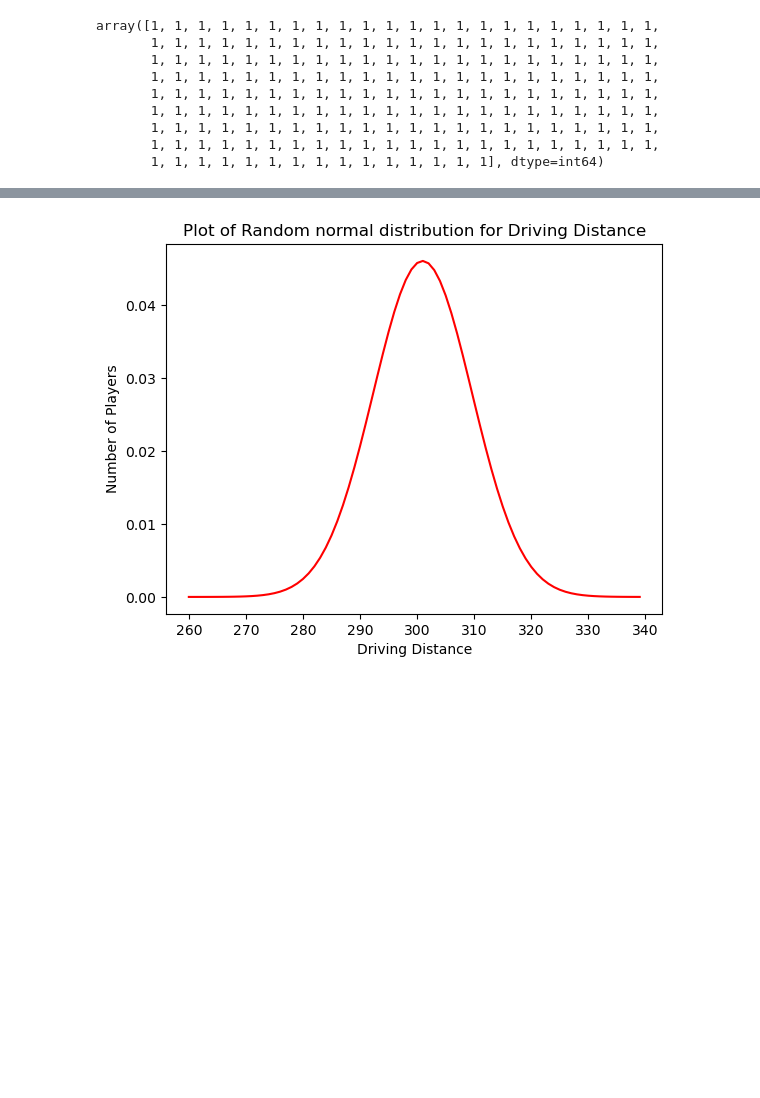
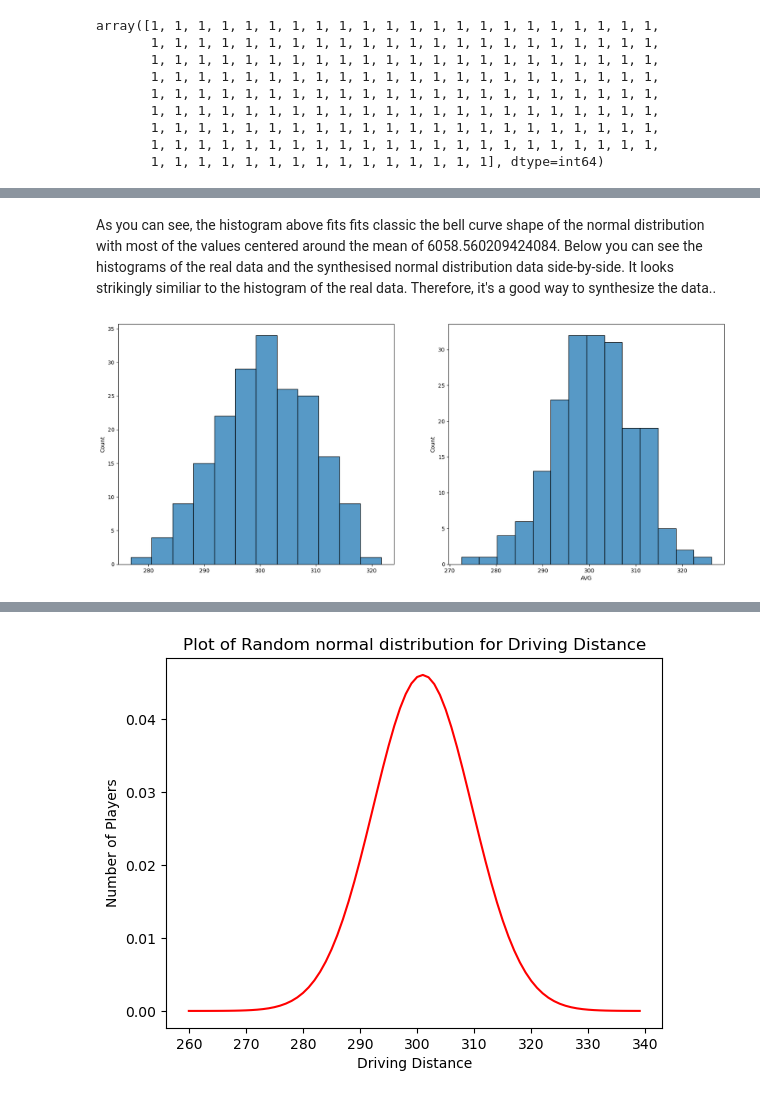
Before and after one commit to mickalleny2k/PfDA_Assignment, a Jupyter notebook: PfDA_Assignment.ipynb, the cells around one changed output, grey strips where cells are left out. Saved outputs shown, nothing was run; the diff lists cells and outputs as text; code cells hidden in the pictures; blank space fills up the shorter version.

```diff
--- a/PfDA_Assignment.ipynb
+++ b/PfDA_Assignment.ipynb
@@ -1449,3 +1458,12 @@ plt.show()
+# %% [markdown]
+As you can see, the histogram above fits fits classic the bell curve shape of the normal distribution with most of the values centered around the mean of 6058.560209424084. Below you can see the histograms of the real data and the synthesised normal distribution data side-by-side. It looks strikingly similiar to the histogram of the real data. Therefore, it's a good way to synthesize the data..
+# %%
+fig, (ax1, ax2) = plt.subplots(1,2, figsize=(20,8))
+sns.histplot(s, ax=ax1)
+sns.histplot(y,ax=ax2)
+plt.show()
+# %% [output]
+[figure, added]
 # %%
 #plt.plot(np.random.default_rng().normal(mu, sigma, 189))
 fig, ax = plt.subplots(1, 1)
```
Also changed, not shown: parts of 110 cells of this notebook.
